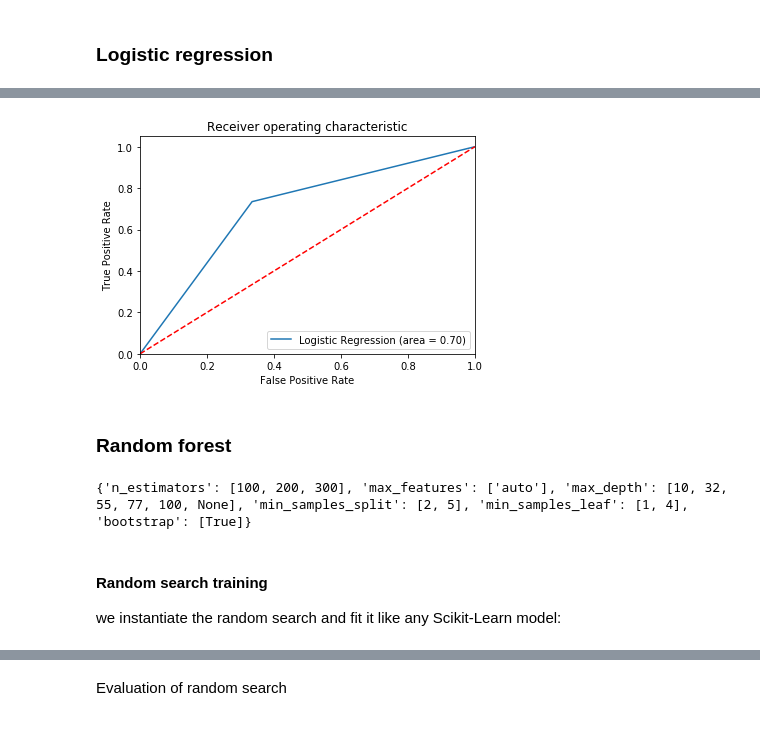
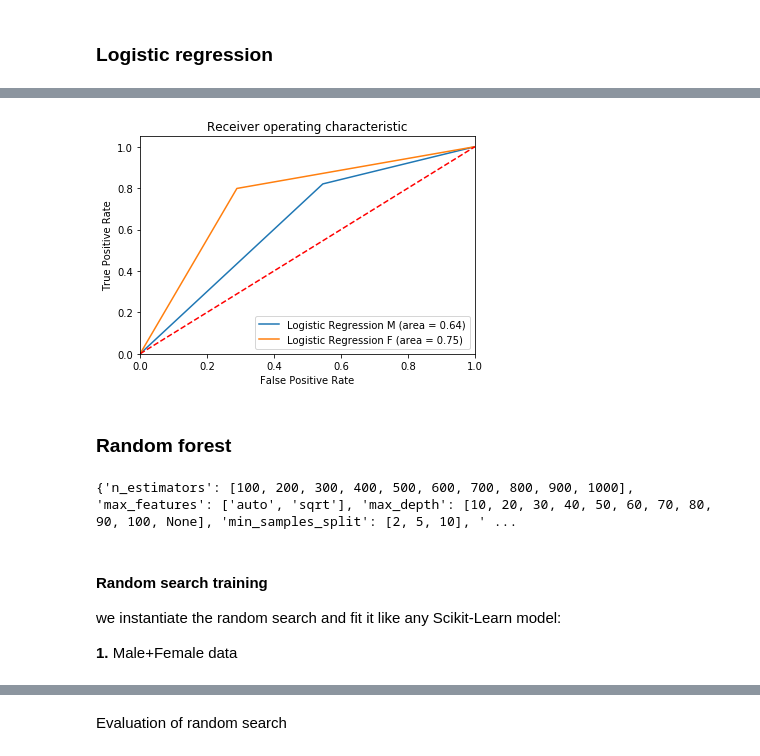
Before and after one commit to cyuancheng/BlogPost_Celebrity_Divorce, a Jupyter notebook: 05_ML.ipynb, the cells around one changed output, grey strips where cells are left out. Drawn from its saved outputs; the diff is of its cells as text; code cells hidden in the pictures.

```diff
--- a/05_ML.ipynb
+++ b/05_ML.ipynb
@@ -78,3 +60,10 @@ display(df_X_minmax_transform.head(n = 5))
+# %%
+# Initialize a scaler, then apply it to the features
+scaler = StandardScaler()
+
+df_X_ss = scaler.fit_transform(df_X)
+df_X_M_ss = scaler.fit_transform(df_X_M)
+df_X_F_ss = scaler.fit_transform(df_X_F)
 # %% [markdown]
 split data
 # %%
@@ -134,0 +116,12 @@ Best Model: LogisticRegression(C=12.91549665014884, class_weight=None, dual=Fals
+# %%
+# Fit grid search
+best_rl_model_M = clf.fit(X_M_train, y_M_train) #Fit
+
+#Predict and score the model
+y_test_preds_rl_M = best_rl_model_M.predict(X_M_test)
+
+print('Accuracy of logistic regression classifier on test set: {:.2f}'.format(best_rl_model_M.score(X_M_test, y_M_test)))
+# View best hyperparameters
+print('Best Penalty:', best_rl_model_M.best_estimator_.get_params()['penalty'])
+print('Best C:', best_rl_model_M.best_estimator_.get_params()['C'])
+print('Best Model:', best_rl_model_M.best_estimator_)
@@ -134,0 +136,12 @@ Best Model: LogisticRegression(C=12.91549665014884, class_weight=None, dual=Fals
+# %%
+# Fit grid search
+best_rl_model_F = clf.fit(X_F_train, y_F_train) #Fit
+
+#Predict and score the model
+y_test_preds_rl_F = best_rl_model_F.predict(X_F_test)
+
+print('Accuracy of logistic regression classifier on test set: {:.2f}'.format(best_rl_model_F.score(X_F_test, y_F_test)))
+# View best hyperparameters
+print('Best Penalty:', best_rl_model_F.best_estimator_.get_params()['penalty'])
+print('Best C:', best_rl_model_F.best_estimator_.get_params()['C'])
+print('Best Model:', best_rl_model_F.best_estimator_)
@@ -154,44 +189,45 @@ weighted avg       0.70      0.70      0.70       618
 # %%
 from sklearn.metrics import roc_auc_score
 from sklearn.metrics import roc_curve
-logit_roc_auc = roc_auc_score(y_test, best_rl_model.predict(X_test) )
-fpr, tpr, thresholds = roc_curve(y_test, best_rl_model.predict(X_test))
+logit_roc_auc_M = roc_auc_score(y_M_test, best_rl_model_M.predict(X_M_test) )
+logit_roc_auc_F = roc_auc_score(y_F_test, best_rl_model_F.predict(X_F_test) )
+
+fprM, tprM, thresholdsM = roc_curve(y_M_test, best_rl_model_M.predict(X_M_test))
+fprF, tprF, thresholdsF = roc_curve(y_F_test, best_rl_model_F.predict(X_F_test))
 
 plt.figure()
-plt.plot(fpr, tpr, label='Logistic Regression (area = %0.2f)' % logit_roc_auc)
+plt.plot(fprM, tprM, label='Logistic Regression M (area = %0.2f)' % logit_roc_auc_M)
+plt.plot(fprF, tprF, label='Logistic Regression F (area = %0.2f)' % logit_roc_auc_F)
 plt.plot([0, 1], [0, 1],'r--')
 plt.xlim([0.0, 1.0])
 plt.ylim([0.0, 1.05])
 plt.xlabel('False Positive Rate')
 plt.ylabel('True Positive Rate')
 plt.title('Receiver operating characteristic')
 plt.legend(loc="lower right")
 plt.savefig('Log_ROC')
 plt.show()
 # %% [output]
-[figure, old version]
+[figure, new version]
 # %% [markdown]
 ### Random forest
 # %%
 from sklearn.ensemble import RandomForestRegressor
 from sklearn.model_selection import RandomizedSearchCV
 
-# Create regularization penalty space
-penalty = ['l1', 'l2']
-
 # Number of trees in random forest
-n_estimators = [int(x) for x in np.linspace(start = 100, stop = 300, num = 3)]
+n_estimators = [int(x) for x in np.linspace(start = 100, stop = 1000, num = 10)]
 # Number of features to consider at every split
-max_features = ['auto']#, 'sqrt']
+max_features = ['auto', 'sqrt']
 # Maximum number of levels in tree
-max_depth = [int(x) for x in np.linspace(10, 100, num = 5)]
+max_depth = [int(x) for x in np.linspace(10, 100, num = 10)]
 max_depth.append(None)
 # Minimum number of samples required to split a node
-min_samples_split = [2, 5]
+min_samples_split = [2, 5, 10]
 # Minimum number of samples required at each leaf node
-min_samples_leaf = [1, 4]
+min_samples_leaf = [1, 4, 8]
 # Method of selecting samples for training each tree
-bootstrap = [True]#, False]
+bootstrap = [True, False]
 # Create the random grid
 random_grid = {'n_estimators': n_estimators,
                'max_features': max_features,
@@ -201,22 +237,12 @@ random_grid = {'n_estimators': n_estimators,
                'bootstrap': bootstrap}
 
 print(random_grid)
-#{'n_estimators': 200, 'min_samples_split': 5,
-# 'min_samples_leaf': 4, 'max_features': 'auto', 'max_depth': 10, 'bootstrap': True}
-
-# Create regularization hyperparameter space
-#max_depth= np.linspace(0, 0.1, 1, 2, 5)
-#n_estimators = np.linspace(20,50,100,200)
-# Create hyperparameter options
-#hyperparameters = dict(max_depth=max_depth, n_estimators = n_estimators )
-
-#rf_model = RandomForestRegressor(n_estimators=200, random_state=0)
-#best_rf_model = rf_model.fit(X_train, y_train)
-#y_test_pred_rf = best_rf_model.predict(X_test)
 # %% [output]
-{'n_estimators': [100, 200, 300], 'max_features': ['auto'], 'max_depth': [10, 32, 55, 77, 100, None], 'min_samples_split': [2, 5], 'min_samples_leaf': [1, 4], 'bootstrap': [True]}
+{'n_estimators': [100, 200, 300, 400, 500, 600, 700, 800, 900, 1000], 'max_features': ['auto', 'sqrt'], 'max_depth': [10, 20, 30, 40, 50, 60, 70, 80, 90, 100, None], 'min_samples_split': [2, 5, 10], ' ...
 # %% [markdown]
 #### Random search training
 we instantiate the random search and fit it like any Scikit-Learn model:
+
+**1.** Male+Female data
 # %%
 # Use the random grid to search for best hyperparameters
```
Also changed, not shown: parts of 35 cells of this notebook, 4 other files.
